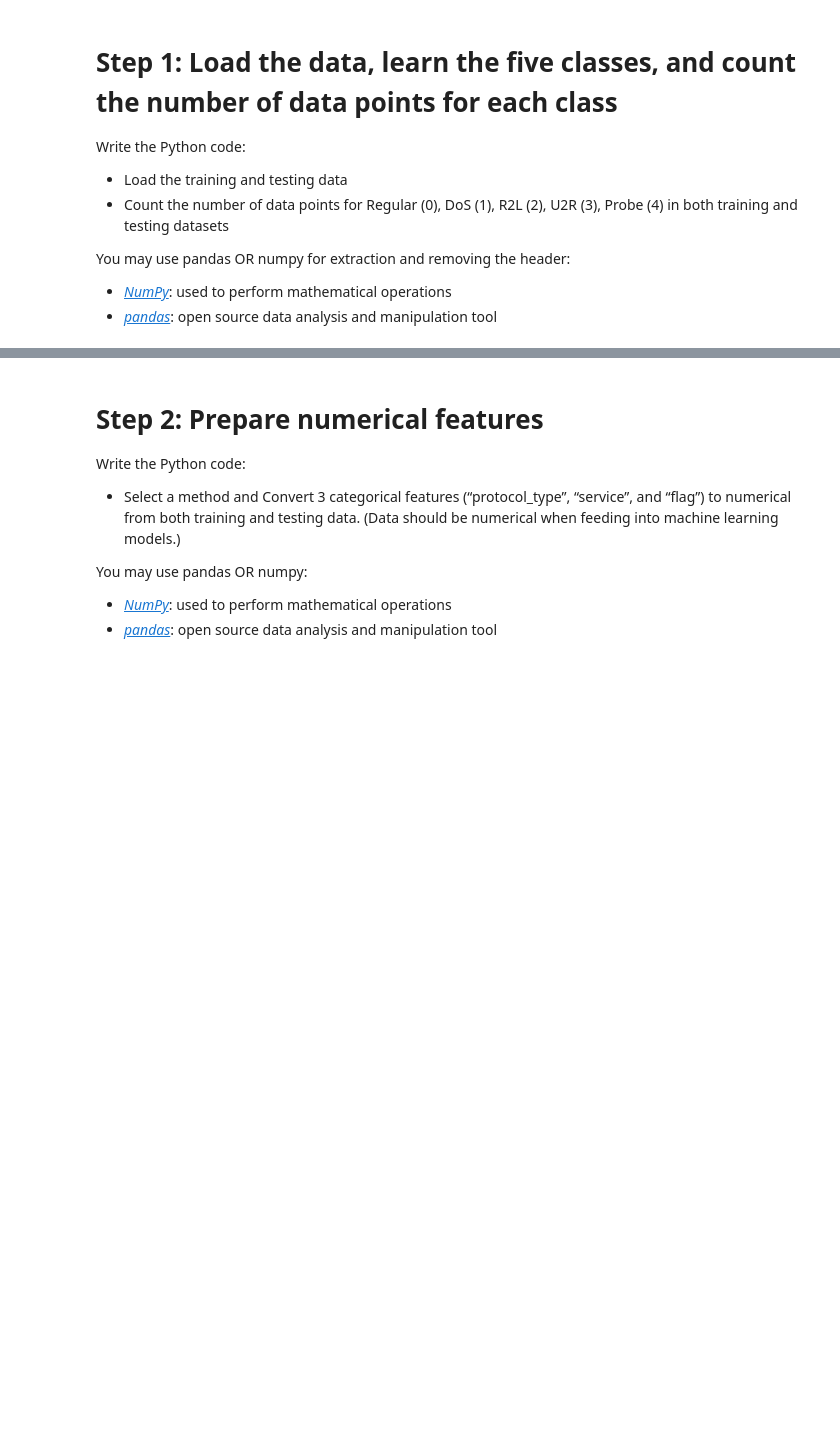
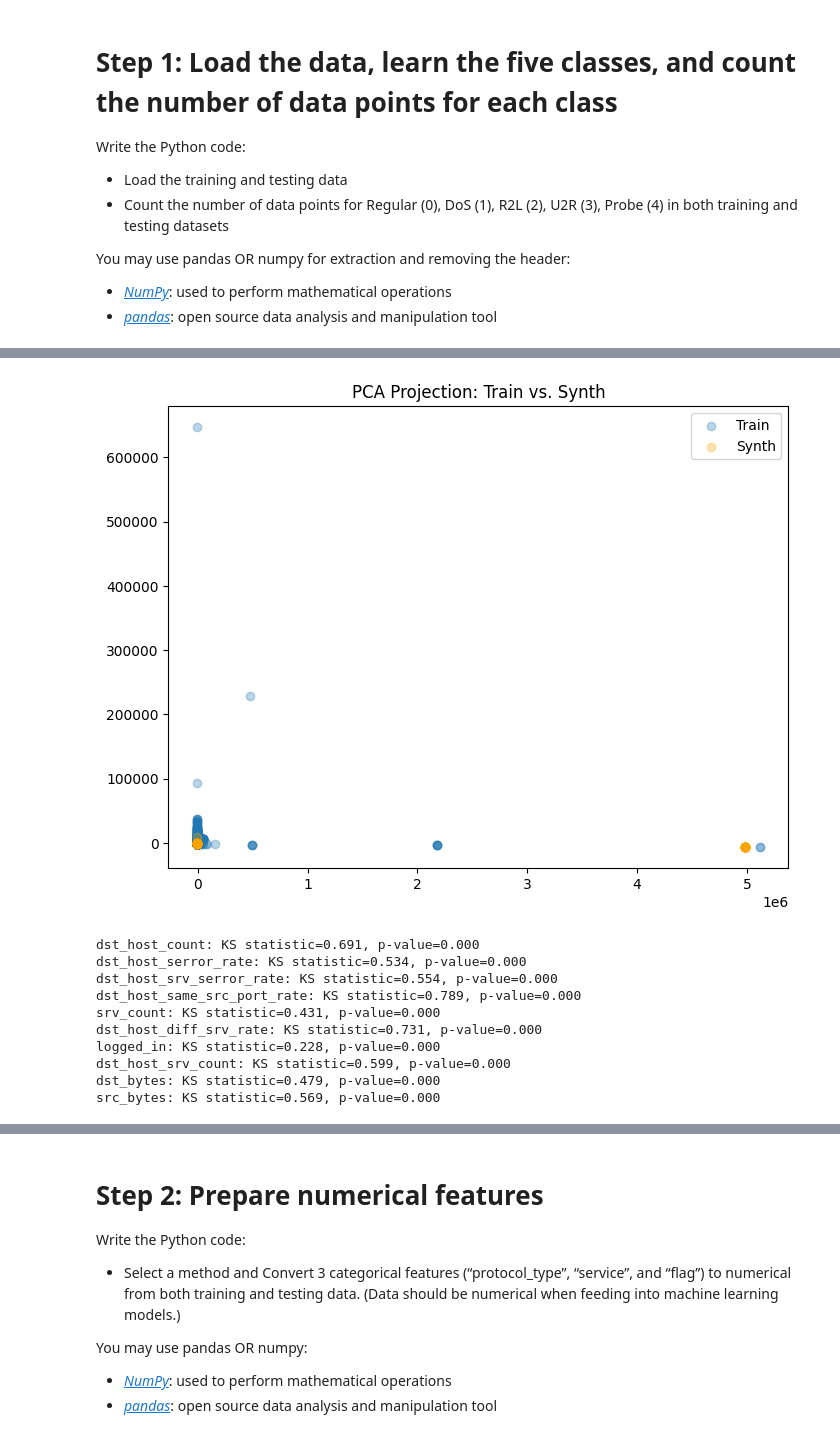
Before and after one commit to jjiang10-sv/nyitAge, a Jupyter notebook: nyit/RApro/modelTrain/network/DetectIntrusionsML.ipynb, the cells around one changed output, grey strips where cells are left out. Saved outputs shown, nothing was run; the diff lists cells and outputs as text; code cells hidden in the pictures; blank space fills up the shorter version.

```diff
--- a/nyit/RApro/modelTrain/network/DetectIntrusionsML.ipynb
+++ b/nyit/RApro/modelTrain/network/DetectIntrusionsML.ipynb
@@ -80,0 +142,35 @@ cols
+# %%
+from sklearn.decomposition import PCA
+data_train = data_train.sample(frac=0.1).drop(columns=['protocol_type']).drop_duplicates(keep='first')
+# Exclude label column for PCA
+X_train = data_train.drop(columns=['labels'])
+X_synth = data_synth.drop(columns=['labels'])
+
+pca = PCA(n_components=2)
+X_train_pca = pca.fit_transform(X_train)
+X_synth_pca = pca.transform(X_synth)
+
+plt.figure(figsize=(8, 6))
+plt.scatter(X_train_pca[:, 0], X_train_pca[:, 1], alpha=0.3, label='Train')
+plt.scatter(X_synth_pca[:, 0], X_synth_pca[:, 1], alpha=0.3, label='Synth', color='orange')
+plt.legend()
+plt.title('PCA Projection: Train vs. Synth')
+plt.show()
+
+from scipy.stats import ks_2samp
+
+for col in data_train.columns[:-1]:
+    stat, p = ks_2samp(data_train[col], data_synth[col])
+    print(f"{col}: KS statistic={stat:.3f}, p-value={p:.3f}")
+# %% [output]
+[figure, added]
+dst_host_count: KS statistic=0.691, p-value=0.000
+dst_host_serror_rate: KS statistic=0.534, p-value=0.000
+dst_host_srv_serror_rate: KS statistic=0.554, p-value=0.000
+dst_host_same_src_port_rate: KS statistic=0.789, p-value=0.000
+srv_count: KS statistic=0.431, p-value=0.000
+dst_host_diff_srv_rate: KS statistic=0.731, p-value=0.000
+logged_in: KS statistic=0.228, p-value=0.000
+dst_host_srv_count: KS statistic=0.599, p-value=0.000
+dst_bytes: KS statistic=0.479, p-value=0.000
+src_bytes: KS statistic=0.569, p-value=0.000
```
Also changed, not shown: parts of 16 cells of this notebook, 54 other files.
